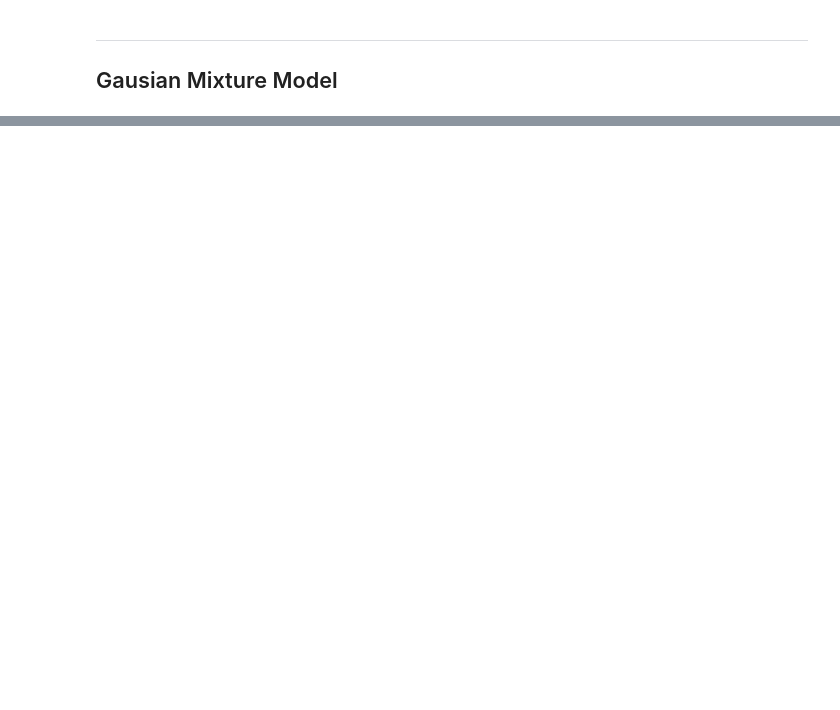
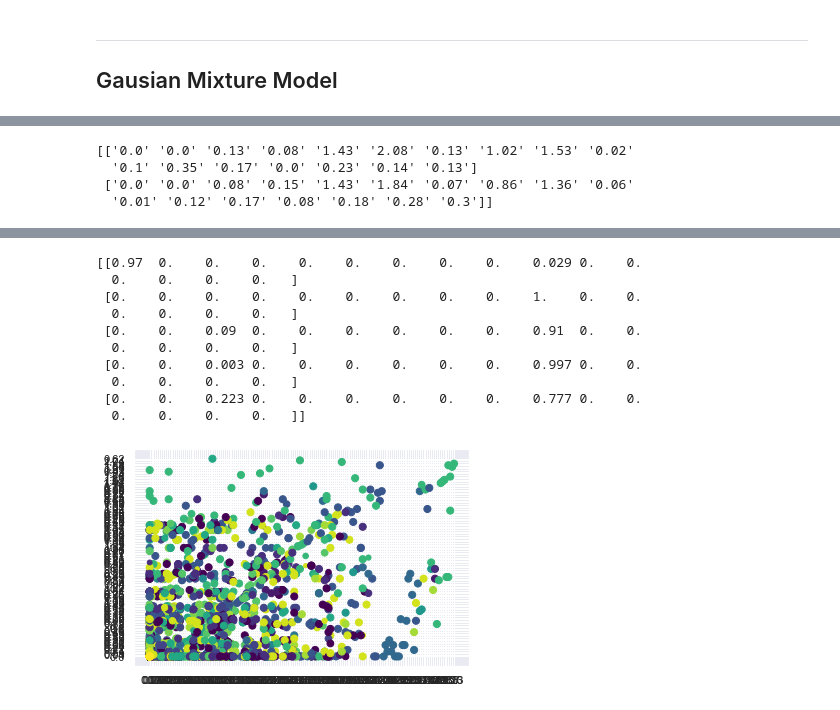
Before and after one commit to leomorpho/CMPT419-A2, a Jupyter notebook: A2 - Clustering and Visualization.ipynb, the cells around one changed output, grey strips where cells are left out. Drawn from its saved outputs; the diff is of its cells as text; code cells hidden in the pictures; blank space fills up the shorter version.

```diff
--- a/A2 - Clustering and Visualization.ipynb
+++ b/A2 - Clustering and Visualization.ipynb
@@ -195,0 +290,19 @@ X_train_minmax = min_max_scaler.fit_transform(X_train)
+# %%
+from sklearn import preprocessing
+
+# min_max_scaler = preprocessing.MinMaxScaler(feature_range=(0, 1))
+
+only_AU_info = [x[keys_full_dataset["AU01_r"]:keys_full_dataset["AU_r"]]
+                for x in final_dataset[1:]]
+X_train = np.array(final_dataset[1:])
+
+# Remove empty or null values
+
+# split = np.hsplit(X_train, np.array([5]))
+# print(split)
+# X_not_minmax =
+# X_need_minmax =
+
+# X_train_minmax = np.fit_transform(X_train)
+
+print(f"X_train.shape: \t\t{X_train.shape}")
@@ -206,0 +314,29 @@ ImportError: cannot import name 'GMM' from 'sklearn.mixture' (/Users/leo/workspa
+# %%
+%matplotlib inline
+import matplotlib.pyplot as plt
+import seaborn as sns; sns.set()
+
+from sklearn.mixture import GaussianMixture
+
+
+X_train_with_labels = X_train
+
+# X_train now only contains facial Action Units.
+# Only do this operation once.
+if X_train.shape[1] != 17:
+    log.debug("Deleting columns from X_train to keep only 17 AU")
+    X_train = X_train[:, 5:]
+
+assert(X_train.shape[1] == 17)
+log.debug(f"X_train.shape: {X_train.shape}")
+
+print(X_train[0:2])
+
+gmm = GaussianMixture(n_components=16).fit(X_train)
+probs = gmm.predict_proba(X_train)
+print(probs[:5].round(3))
+
+labels = gmm.predict(X_train)
+size = 50 * probs.max(1) ** 2 # square emphasizes differences
+plt.scatter(X_train[:, 0], X_train[:, 1], c=labels, s=size, cmap='viridis');
+# %% [output]
@@ -206,0 +345,4 @@ ImportError: cannot import name 'GMM' from 'sklearn.mixture' (/Users/leo/workspa
+[['0.0' '0.0' '0.13' '0.08' '1.43' '2.08' '0.13' '1.02' '1.53' '0.02'
+  '0.1' '0.35' '0.17' '0.0' '0.23' '0.14' '0.13']
+ ['0.0' '0.0' '0.08' '0.15' '1.43' '1.84' '0.07' '0.86' '1.36' '0.06'
+  '0.01' '0.12' '0.17' '0.08' '0.18' '0.28' '0.3']]
@@ -206,0 +353,11 @@ ImportError: cannot import name 'GMM' from 'sklearn.mixture' (/Users/leo/workspa
+[[0.97  0.    0.    0.    0.    0.    0.    0.    0.    0.029 0.    0.
+  0.    0.    0.    0.   ]
+ [0.    0.    0.    0.    0.    0.    0.    0.    0.    1.    0.    0.
+  0.    0.    0.    0.   ]
+ [0.    0.    0.09  0.    0.    0.    0.    0.    0.    0.91  0.    0.
+  0.    0.    0.    0.   ]
+ [0.    0.    0.003 0.    0.    0.    0.    0.    0.    0.997 0.    0.
+  0.    0.    0.    0.   ]
+ [0.    0.    0.223 0.    0.    0.    0.    0.    0.    0.777 0.    0.
+  0.    0.    0.    0.   ]]
+[figure, added]
```
Also changed, not shown: parts of 11 cells of this notebook.
